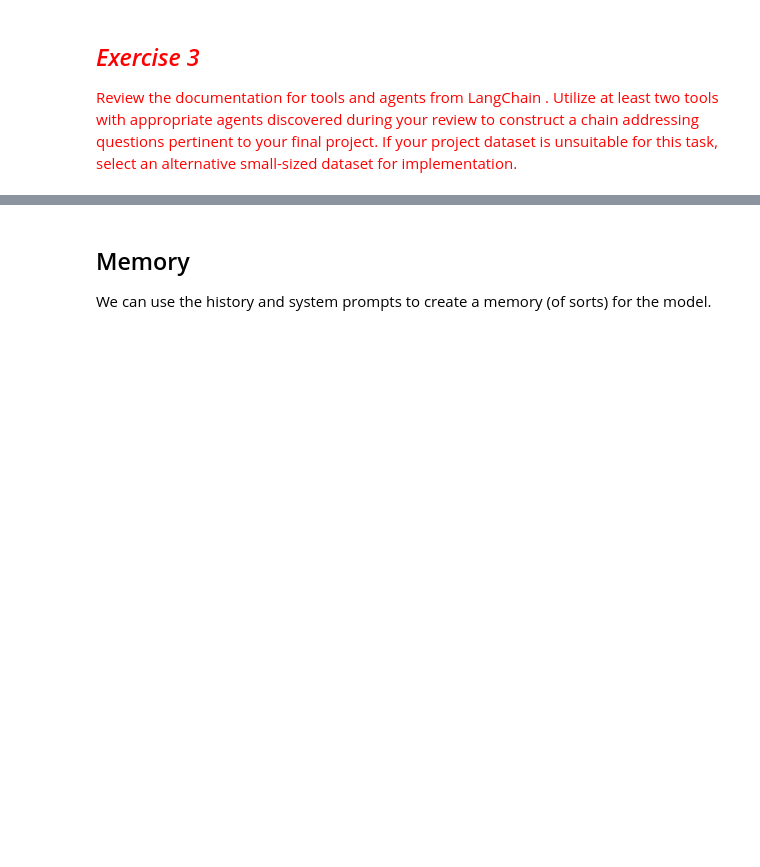
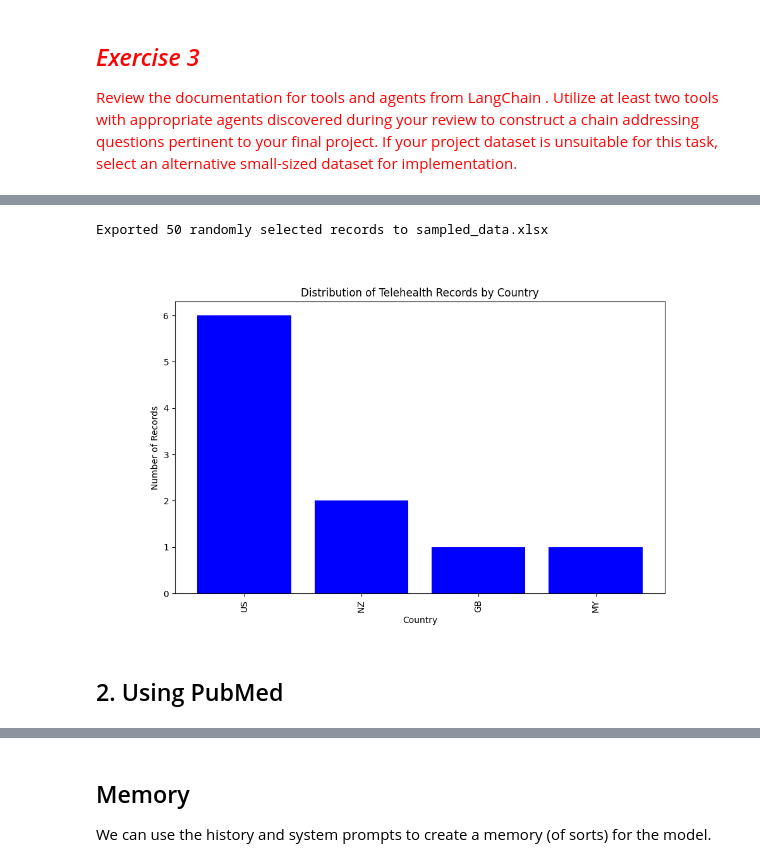
Before and after one commit to floriatea/CCA_NLP, a Jupyter notebook: Homework-Notebooks-2023/week-8/8-Conversation-and-Text-Generation.ipynb, the cells around one changed output, grey strips where cells are left out. Saved outputs shown, nothing was run; the diff lists cells and outputs as text; code cells hidden in the pictures; blank space fills up the shorter version.

```diff
--- a/Homework-Notebooks-2023/week-8/8-Conversation-and-Text-Generation.ipynb
+++ b/Homework-Notebooks-2023/week-8/8-Conversation-and-Text-Generation.ipynb
@@ -1371,0 +1384,9 @@ print(result)
+# %%
+# Step 1: Randomly select 15 records from the DataFrame
+df_sample = merged_df.sample(n=50)
+# Step 2: Export the sampled DataFrame to an Excel file
+df_sample.to_excel('sampled_data.xlsx', index=False, engine='openpyxl')
+
+print("Exported 50 randomly selected records to sampled_data.xlsx")
+# %% [output]
+Exported 50 randomly selected records to sampled_data.xlsx
@@ -1371,0 +1435,12 @@ print(result)
+# %%
+from IPython.display import Image
+
+# Specify the path to your PNG file
+image_path = './charts/figure_20240229-213259.png'
+
+# Display the image
+Image(filename=image_path)
+# %% [output]
+[figure, added]
+# %% [markdown]
+## 2. Using PubMed
```
Also changed, not shown: parts of 19 cells of this notebook.
